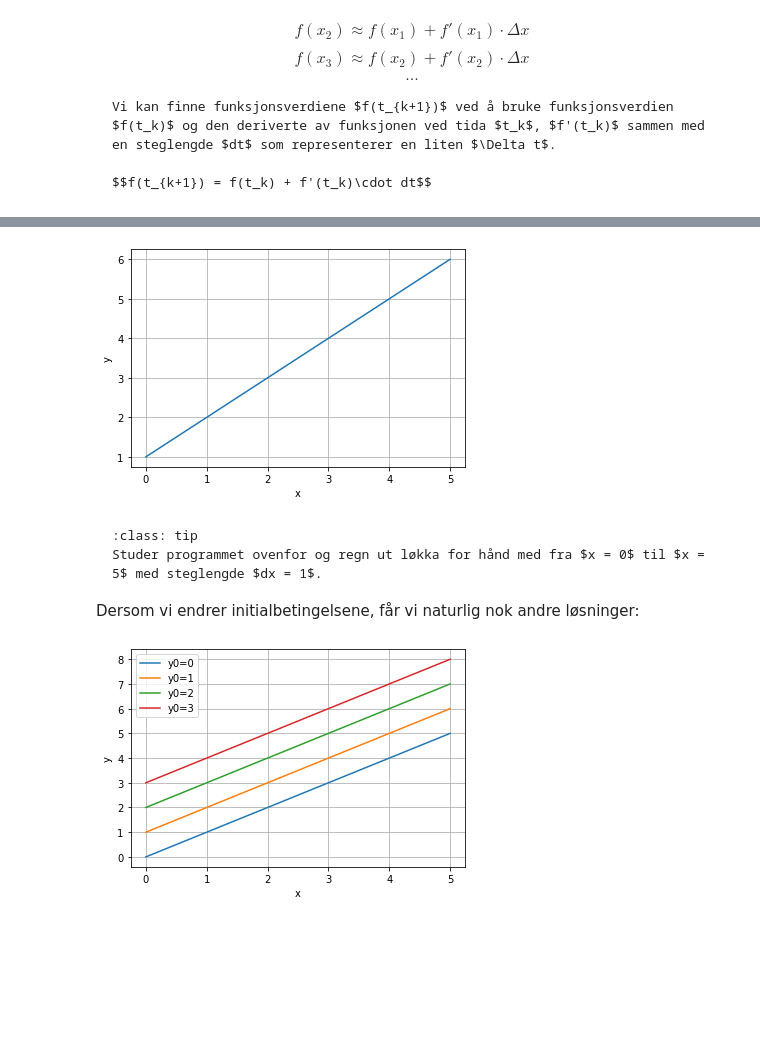
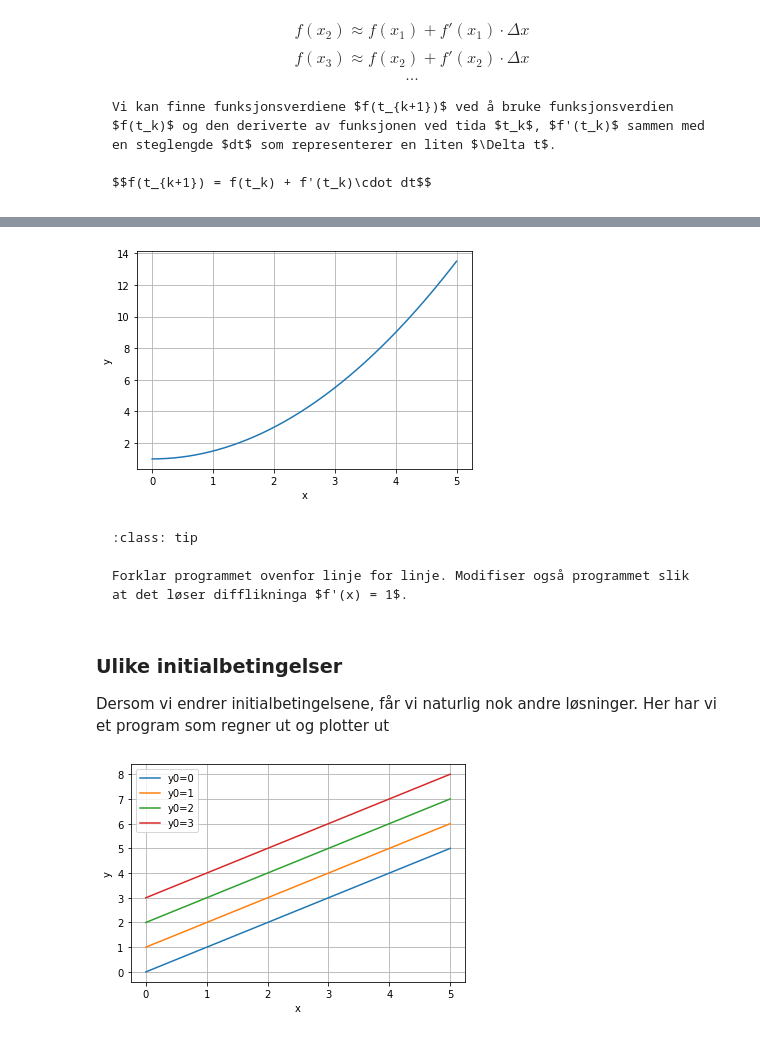
Before and after one commit to andreasdh/Programmering-og-modellering, a Jupyter notebook: docs/tema5_modellering/differensiallikninger.ipynb, the cells around one changed output, grey strips where cells are left out. Cells and saved outputs as stored; diff of their text form; code cells hidden in the pictures; blank space fills up the shorter version.

````diff
--- a/docs/tema5_modellering/differensiallikninger.ipynb
+++ b/docs/tema5_modellering/differensiallikninger.ipynb
@@ -106,0 +162,32 @@ $N_{punkter} = \frac{x_{slutt} - x_0}{dx} + 1$
+# %%
+import matplotlib.pyplot as plt
+import numpy as np
+
+y0 = 1                         # intitialbetingelse for y
+x0 = 0                         # startverdi for x
+x_slutt = 5.0                  # sluttverdi for x
+dx = 1E-5                      # steglengde
+
+x_liste = [x0]     # Legger inn første x-verdi i en liste for å spare på verdiene
+y_liste = [y0]     # Legger inn initalbetingelsen for y i en liste for å spare på verdiene
+
+# Disse variablene skal oppdateres i løkka, mens x0 og y0 holdes konstante
+x = x0
+y = y0
+
+# Definerer difflikningen som en funksjon
+def fder(x):
+    return 1/(y+1) - np.log10(x+2)
+
+while x < x_slutt:
+    yder = fder(x)   # Difflikningen vi skal løse
+    y = y + yder*dx # Eulers metode for å finne neste y-verdi
+    x = x + dx      # Oppdaterer x-verdien med steglengden
+    x_liste.append(x)
+    y_liste.append(y)
+
+plt.plot(x_liste,y_liste)
+plt.xlabel("x")
+plt.ylabel("y")
+plt.grid()
+plt.show()
@@ -110,42 +254,44 @@ import numpy as np
 
 # Plotteverdier
 x0 = 0                         # startverdi for x
 x_slutt = 5.0                  # sluttverdi for x
 dx = 1E-5                      # steglengde
 N = int((x_slutt - x0)/dx) + 1 # antall punkter
 
 # Initialbetingelser
 y0 = 1                  # intitialbetingelse for y
 
 # Differensiallikningen
 def yder(y,x):
-    return 1
+    return x
 
 # Lager arrayer for å spare på verdiene
 x = np.zeros(N)
 y = np.zeros(N)
 y[0] = y0     # Legger inn initalbetingelsen for y
 x[0] = x0
 
 # Eulers metode
 for i in range(N-1):
     y[i+1] = y[i] + yder(y[i],x[i])*dx
     x[i+1] = x[i] + dx
 
 plt.plot(x,y)
 plt.xlabel("x")
 plt.ylabel("y")
 plt.grid()
 plt.show()
 # %% [output]
-[figure, old version]
+[figure, new version]
-# %% [markdown]
-```{admonition} Underveisoppgave
-:class: tip
-Studer programmet ovenfor og regn ut løkka for hånd med fra $x = 0$ til $x = 5$ med steglengde $dx = 1$.
-```
-
-Dersom vi endrer initialbetingelsene, får vi naturlig nok andre løsninger:
+# %% [markdown]
+```{admonition} Underveisoppgave
+:class: tip
+
+Forklar programmet ovenfor linje for linje. Modifiser også programmet slik at det løser difflikninga $f'(x) = 1$.
+```
+# %% [markdown]
+### Ulike initialbetingelser
+Dersom vi endrer initialbetingelsene, får vi naturlig nok andre løsninger. Her har vi et program som regner ut og plotter ut
 # %%
 # Plotteverdier
 x0 = 0                         # startverdi for x
````
Also changed, not shown: parts of 14 cells of this notebook.
